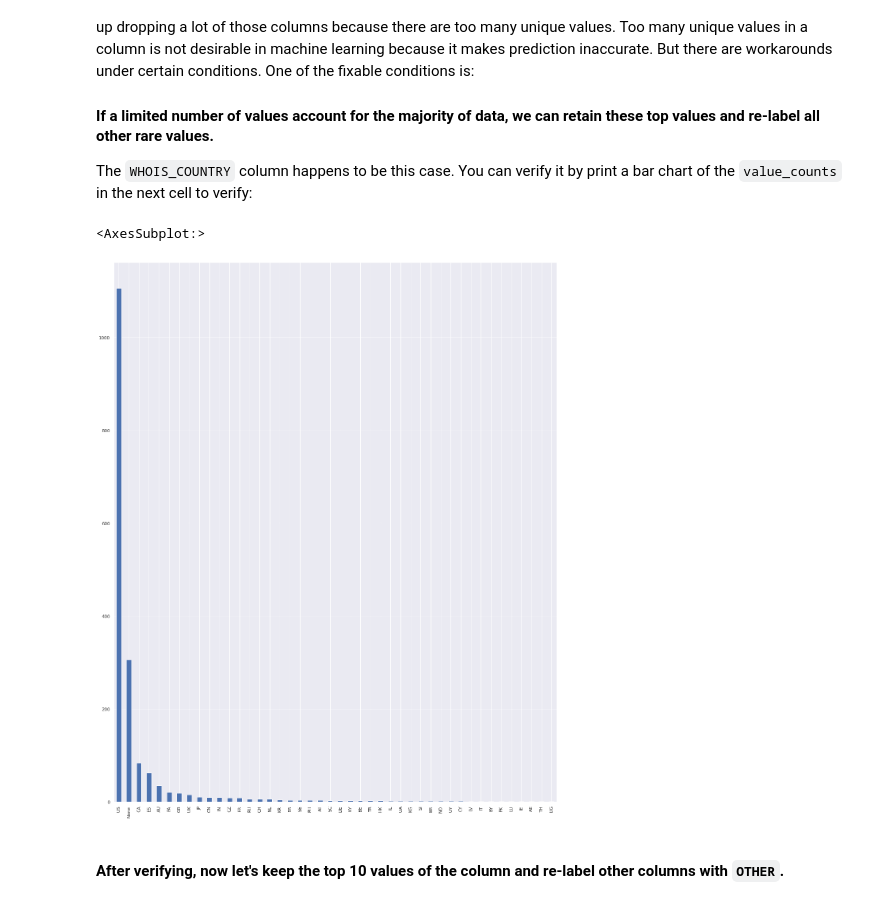
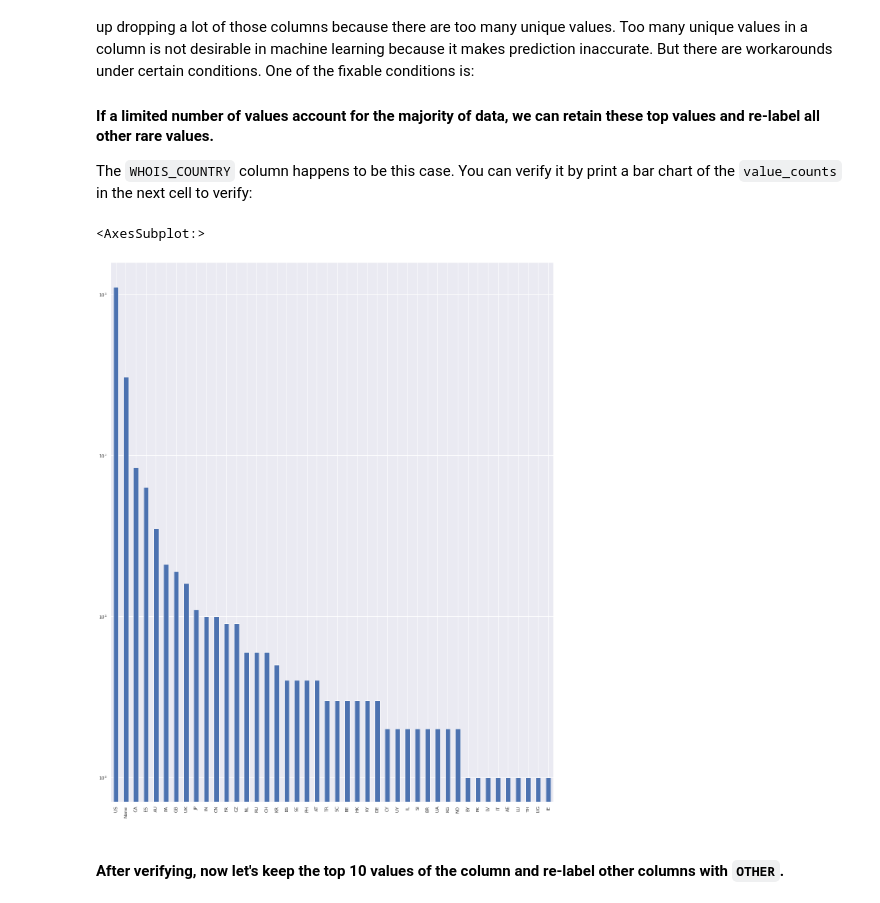
Before and after one commit to Ironhack-Data-Madrid-Marzo-2021/lab-supervised-learning, a Jupyter notebook: your-code/main.ipynb, the cells around one changed output. Cells and saved outputs as stored; diff of their text form; code cells hidden in the pictures.

```diff
--- a/your-code/main.ipynb
+++ b/your-code/main.ipynb
@@ -384,10 +384,10 @@ The `WHOIS_COUNTRY` column happens to be this case. You can verify it by print a
 # %%
 import matplotlib.pyplot as plt
 
-df.WHOIS_COUNTRY.value_counts().plot(kind='bar')
+df.WHOIS_COUNTRY.value_counts().plot(kind='bar', logy=True)
 # %% [output]
 <AxesSubplot:>
-[figure, old version]
+[figure, new version]
 # %% [markdown]
 #### After verifying, now let's keep the top 10 values of the column and re-label other columns with `OTHER`.
 # %%
```
Also changed, not shown: parts of 9 cells of this notebook.
